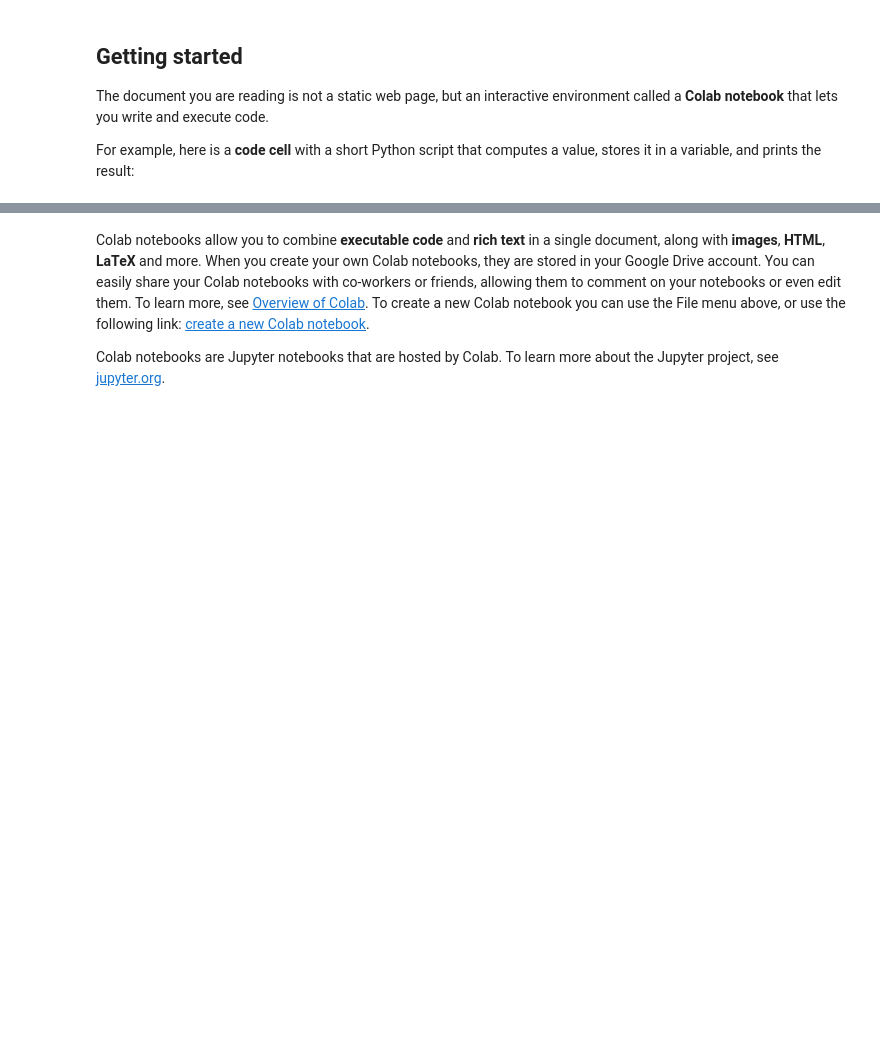
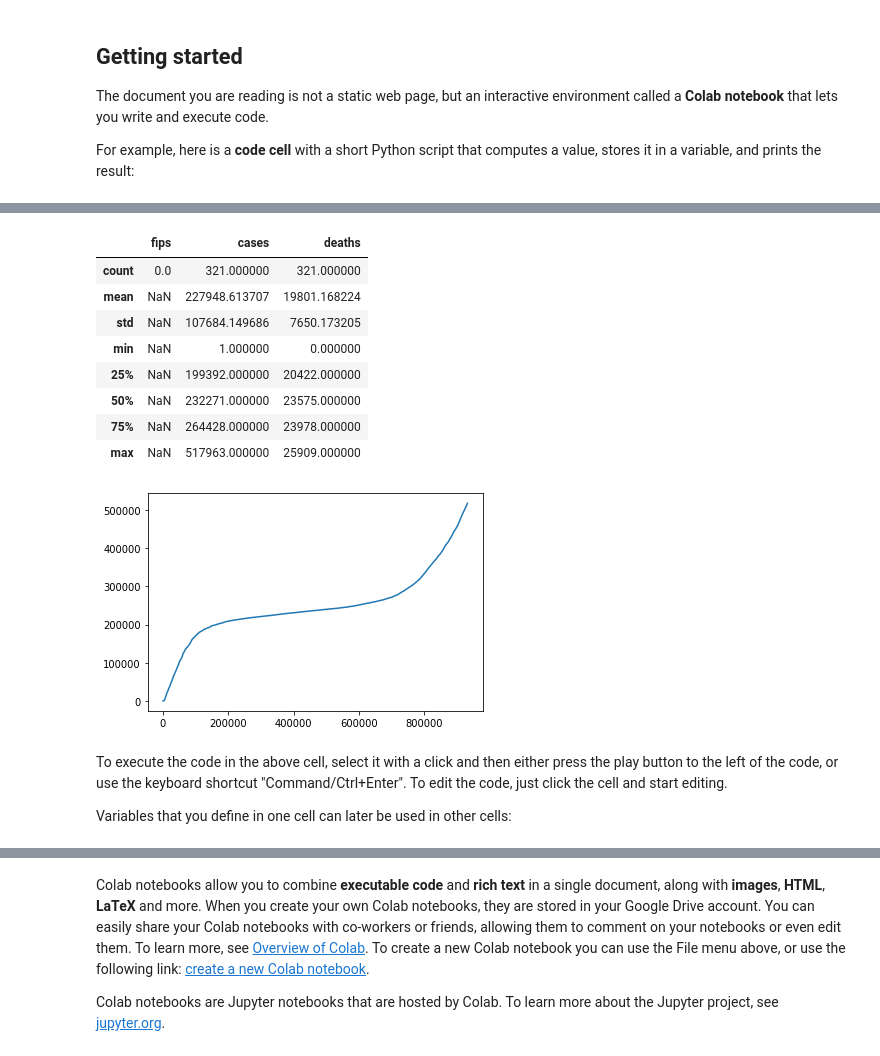
Before and after one commit to BorjadeUgarteLluc/Unit_2_Python, a Jupyter notebook: Copy_of_Welcome_To_Colaboratory.ipynb, the cells around one changed output, grey strips where cells are left out. Cells and saved outputs as stored; diff of their text form; code cells hidden in the pictures; blank space fills up the shorter version.

```diff
--- a/Copy_of_Welcome_To_Colaboratory.ipynb
+++ b/Copy_of_Welcome_To_Colaboratory.ipynb
@@ -44,0 +40,26 @@ seconds_in_a_week
+# %%
+#Understand NY Covid 19 data in the last 30 days
+import pandas as pd
+import numpy as np
+df = pd.read_csv('https://raw.githubusercontent.com/nytimes/covid-19-data/master/us-counties.csv')
+newyork_df= df[(df['county']=='New York City')]
+newyork_df.tail(30)
+newyork_df['cases'].plot()
+newyork_df.describe()
+#Conclusion
+New York City has had a faster rising of new cases than Weston, even NYC is more populated in the last thirty days. Weston had a tremendous rise as we can see on the graphic around 125 cases in a short period of time. NYC instead was more consistent, even for some days the curve was able to be maintained.
+# %% [output]
+|  | fips | cases | deaths |
+| count | 0.0 | 321.000000 | 321.000000 |
+| mean | NaN | 227948.613707 | 19801.168224 |
+| std | NaN | 107684.149686 | 7650.173205 |
+| min | NaN | 1.000000 | 0.000000 |
+| 25% | NaN | 199392.000000 | 20422.000000 |
+| 50% | NaN | 232271.000000 | 23575.000000 |
+| 75% | NaN | 264428.000000 | 23978.000000 |
+| max | NaN | 517963.000000 | 25909.000000 |
+[figure, added]
+# %% [markdown]
+To execute the code in the above cell, select it with a click and then either press the play button to the left of the code, or use the keyboard shortcut "Command/Ctrl+Enter". To edit the code, just click the cell and start editing.
+
+Variables that you define in one cell can later be used in other cells:
```
Also changed, not shown: parts of 6 cells of this notebook.
